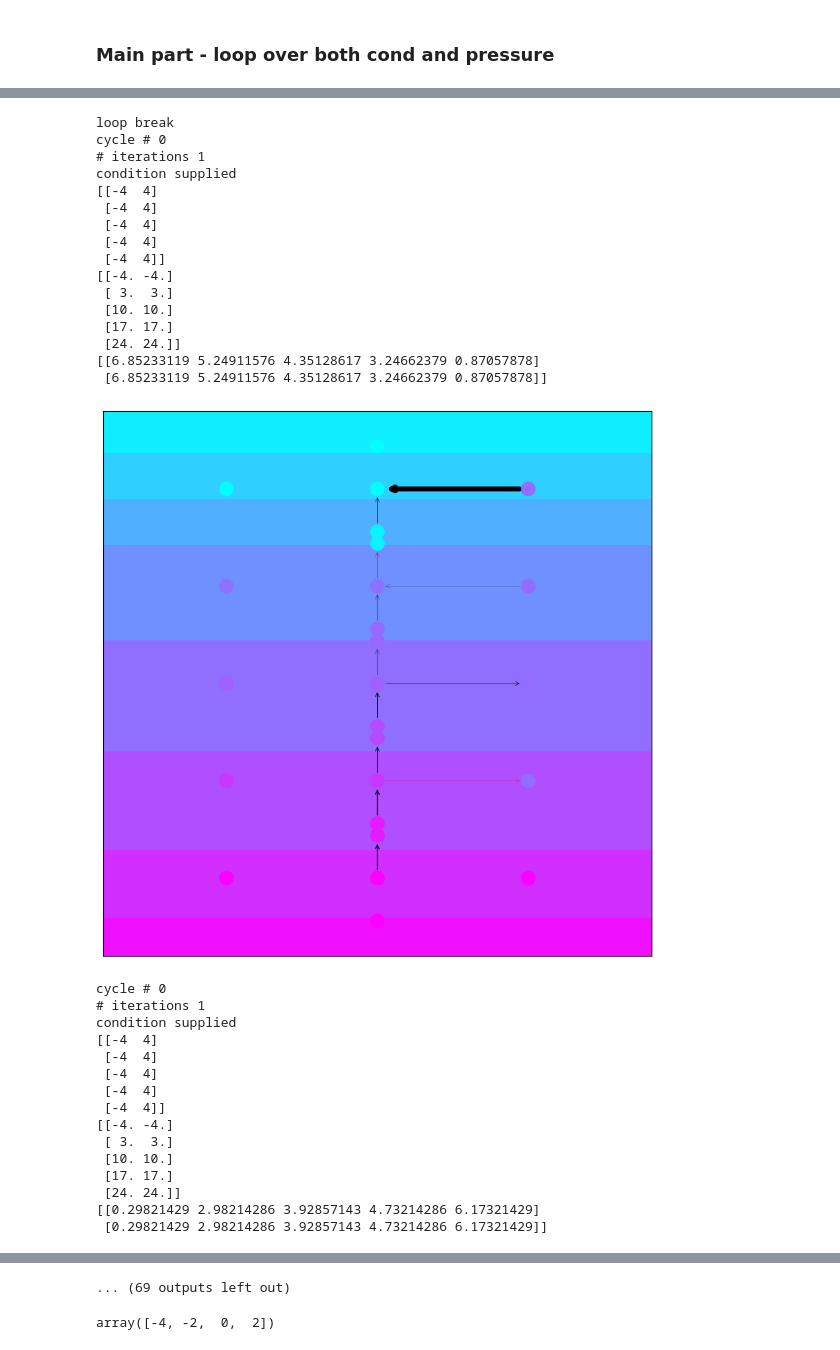
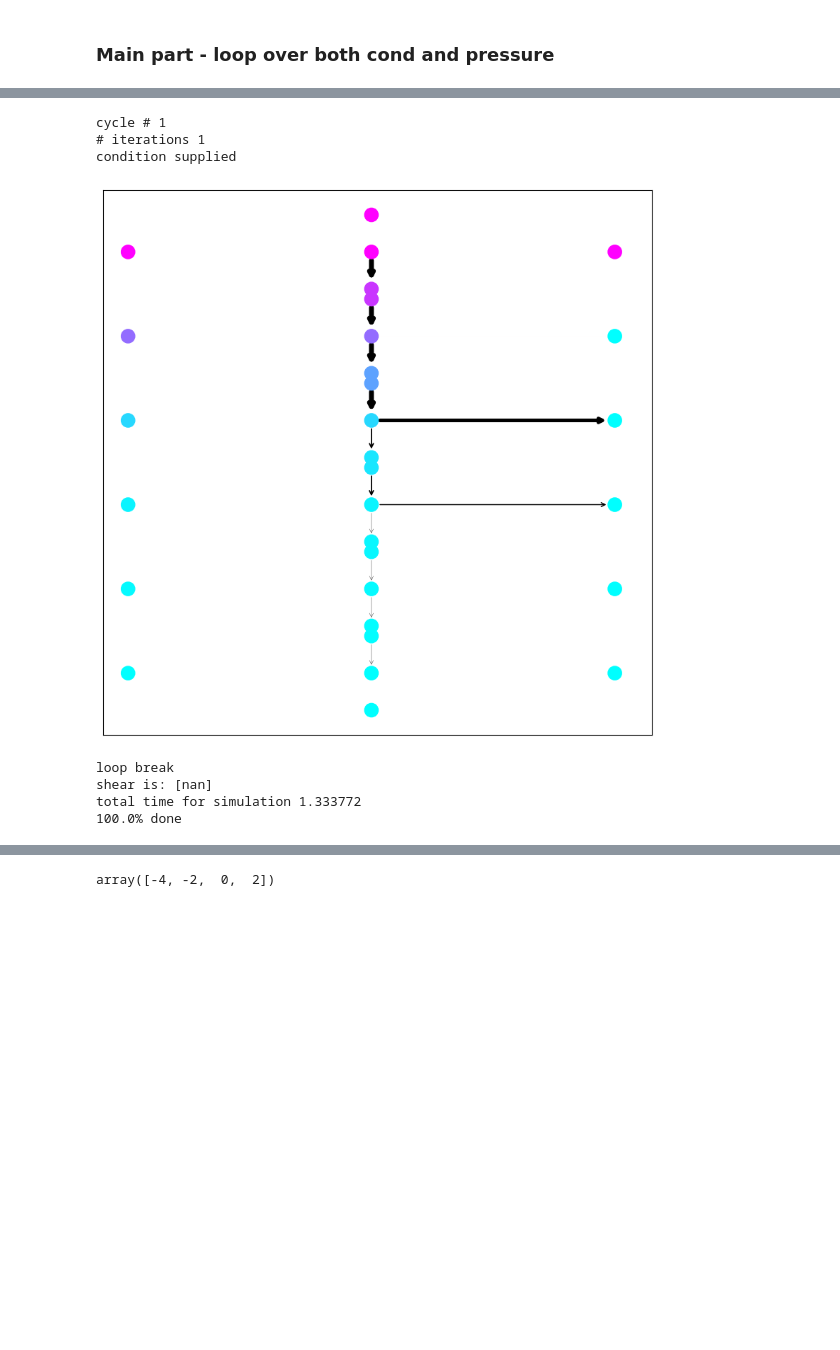
Before and after one commit to RoieEzraty/Network, a Jupyter notebook: Flow_network_simulation_counter.ipynb, the cells around one changed output, grey strips where cells are left out. Saved outputs shown, nothing was run; the diff lists cells and outputs as text; code cells hidden in the pictures; blank space fills up the shorter version.

```diff
--- a/Flow_network_simulation_counter.ipynb
+++ b/Flow_network_simulation_counter.ipynb
@@ -53,7 +55,7 @@ comp_path = "C:\\Users\\SMR_Admin\\OneDrive - huji.ac.il\\PhD\\Network Simulatio
 # %%
 # User variables
 
-NGrid = 5  # lattice dimension is Ngrid X Ngrid
+NGrid = 6  # lattice dimension is Ngrid X Ngrid
 # NGrid = 3 # lattice dimansion is Ngrid X Ngrid
 
 # task_type = 'Allostery_one_pair'  # 1 pair of input and outputs
@@ -109,18 +111,25 @@ beta = 10**(-2)
 # print('beta is:' + str(beta))
 
 K_max = 1
-K_min = np.array([0.1])
+K_min = np.array([0.0001])
 # K_min = np.array([0.0001, 0.01, 0.1, 0.3, 0.5])
-# K_min = np.array([0.03, 0.04])
 # K_min = np.array([1/(4*(NGrid-2*row)-1)])  # theoretical marginal for channeling
 # K_min = np.logspace(-2.2, -0.0001, num=50, base=10)
 
 # input_p = arange(0.1, 7, 0.16)
 # input_p = np.logspace(1.2, 2.2, num=50, base=10)
 # input_p = np.array([3.2, 32, 320, 600, 6000])
-input_p = np.array([7, 6, 5, 4, 3, 2, 1])
+# input_p = np.array([7, 6, 5, 4, 3, 2, 1])
+# input_p = np.array([4.727, 4.728])
+input_p = np.array([4.732])
+
+# fixed_node_p = 5*(NGrid-1)/NGrid  # something in the middle
+fixed_node_p = 0
 
 iterations = 16  # # iterations allowed under flow cycles / updating conductivities
+
+use_gpu = False
+solver = Classes.Solver(use_gpu)
 # %%
 ## Prints
 
@@ -171,7 +179,7 @@ BigClass.add_Strctr(Strctr)  # add to big class
 # %%
 ## Initiate internal flow network state class
 
-State = Classes.Net_state()
+State = Classes.Net_state(use_gpu)
 BigClass.add_State(State)  # add to big class
 # %%
 ## build network graphics class and plot structure
@@ -189 +197,4 @@ BigClass.add_NET(NET)  # add to big class
 NET is ready
+# %%
+def flow_iterate_for_profiler():
+    State.flow_iterate(BigClass, sim_type='w marbles', plot='yes', savefig='no')
@@ -199,9 +219,6 @@ power_dissip_arr = np.zeros([Variabs.iterations, len(K_min), len(input_p)])
 convergence_time_vec = np.zeros([len(K_min), len(input_p) ])
 shear_vec = np.zeros([len(K_min), len(input_p)])  #
 u_allostery_arr = np.zeros([2, 2, len(K_min), len(input_p)])  #
-
-# Identify edges at connections of cells and at boundaries for ease of use
-Strctr.Boundaries_and_connections(BigClass)
 
 print('started main loop')
 for i, K_min_i in enumerate(K_min):
@@ -225,7 +242,8 @@ for i, K_min_i in enumerate(K_min):
 
         # Loop - Pose constraints, build constraints matrix, solve flow and update conductivities until convergence,
         #        change constraints and repeat
-        State.flow_iterate(BigClass, sim_type='w marbles', plot='yes', savefig='no')
+        flow_iterate_for_profiler()
+        # State.flow_iterate(BigClass, sim_type='w marbles', plot='yes', savefig='no')
         # State.flow_iterate(Variabs, Strctr, NET, sim_type='w marbles', plot='yes', savefig='yes')
 
         # print(State.K)
@@ -236,16 +254,10 @@ for i, K_min_i in enumerate(K_min):
         power_dissip_arr[:, i, j] = State.power_dissip
         convergence_time_vec[i, j] = State.convergence_time
 
-        State.flow_iterate(BigClass, sim_type='allostery test', plot='yes', savefig='no')  # flow from both inputs
-                                                                                           # to both outputs
+#         State.flow_iterate(BigClass, sim_type='allostery test', plot='yes', savefig='no')  # flow from both inputs
+#                                                                                            # to both outputs
 
 #         p_mat = Statistics.p_mat(State.p, BigClass.Variabs.NGrid)
-#         R_typ = (1/1 + 1/1) * (NGrid-(2*row)) + 2
-#         u_typ = input_p[0]/R_typ
-#         w_ij = Statistics.curl_direction(State.u, BigClass.Variabs.NGrid)  # calculate curl/vorticity
-
-#         w_vec[i, j] = w_ij/u_typ
-#         print('w_ij_norm %f' % w_vec[i, j])
 
         # FileFuncs.save_csv_files_Net(BigClass, p, K_min_i, comp_path)
 
@@ -313,32 +290,8 @@ condition supplied
-loop break
-cycle # 0
+cycle # 1
 # iterations 1
 condition supplied
-[[-4  4]
- [-4  4]
- [-4  4]
- [-4  4]
- [-4  4]]
-[[-4. -4.]
- [ 3.  3.]
- [10. 10.]
- [17. 17.]
- [24. 24.]]
-[[6.85233119 5.24911576 4.35128617 3.24662379 0.87057878]
- [6.85233119 5.24911576 4.35128617 3.24662379 0.87057878]]
-[figure, old version]
+[figure, new version]
-cycle # 0
-# iterations 1
-condition supplied
-[[-4  4]
- [-4  4]
- [-4  4]
- [-4  4]
- [-4  4]]
-[[-4. -4.]
- [ 3.  3.]
- [10. 10.]
- [17. 17.]
- [24. 24.]]
-[[0.29821429 2.98214286 3.92857143 4.73214286 6.17321429]
- [0.29821429 2.98214286 3.92857143 4.73214286 6.17321429]]
+loop break
+shear is: [nan]
+total time for simulation 1.333772
+100.0% done
@@ -365,4 +298,3 @@ condition supplied
-... (69 outputs left out)
 # %%
 np.arange(-4, 4, 2)
 # %% [output]
```
Also changed, not shown: parts of 12 cells of this notebook, 6 other files.
